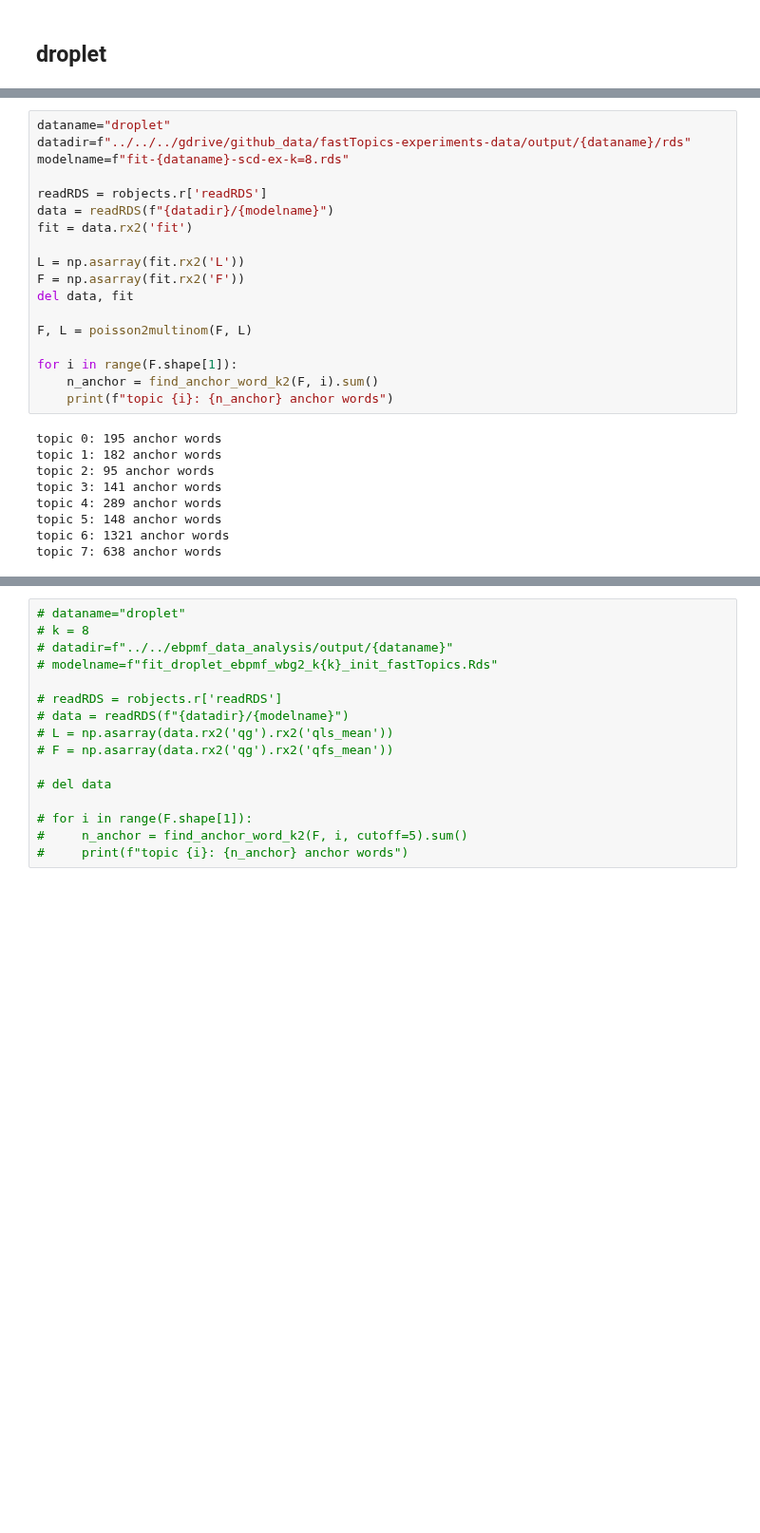
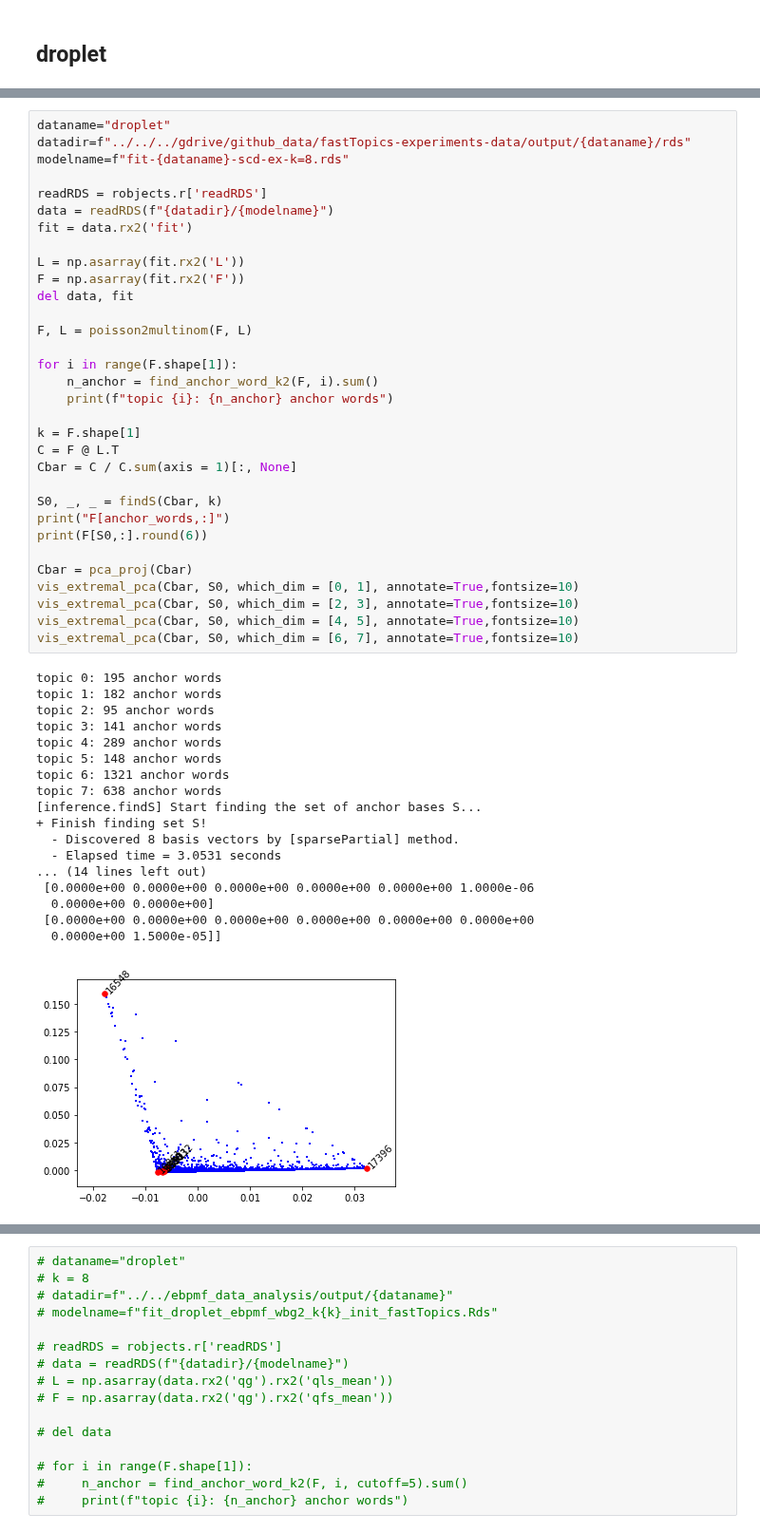
Before and after one commit to zihao12/pyJSMF-RAW, a Jupyter notebook: experiments/real_data_anchor_word.ipynb, the cells around one changed output, grey strips where cells are left out. Shown at 95% size. Cells and saved outputs as stored; diff of their text form; blank space fills up the shorter version.

```diff
--- a/experiments/real_data_anchor_word.ipynb
+++ b/experiments/real_data_anchor_word.ipynb
@@ -494,27 +520,51 @@ topic 3: 2637 anchor words
 # %%
 dataname="droplet"
 datadir=f"../../../gdrive/github_data/fastTopics-experiments-data/output/{dataname}/rds"
 modelname=f"fit-{dataname}-scd-ex-k=8.rds"
 
 readRDS = robjects.r['readRDS']
 data = readRDS(f"{datadir}/{modelname}")
 fit = data.rx2('fit')
 
 L = np.asarray(fit.rx2('L'))
 F = np.asarray(fit.rx2('F'))
 del data, fit
 
 F, L = poisson2multinom(F, L)
 
 for i in range(F.shape[1]):
     n_anchor = find_anchor_word_k2(F, i).sum()
     print(f"topic {i}: {n_anchor} anchor words")
+
+k = F.shape[1]
+C = F @ L.T
+Cbar = C / C.sum(axis = 1)[:, None]
+
+S0, _, _ = findS(Cbar, k)
+print("F[anchor_words,:]")
+print(F[S0,:].round(6))
+
+Cbar = pca_proj(Cbar)
+vis_extremal_pca(Cbar, S0, which_dim = [0, 1], annotate=True,fontsize=10)
+vis_extremal_pca(Cbar, S0, which_dim = [2, 3], annotate=True,fontsize=10)
+vis_extremal_pca(Cbar, S0, which_dim = [4, 5], annotate=True,fontsize=10)
+vis_extremal_pca(Cbar, S0, which_dim = [6, 7], annotate=True,fontsize=10)
 # %% [output]
 topic 0: 195 anchor words
 topic 1: 182 anchor words
 topic 2: 95 anchor words
 topic 3: 141 anchor words
 topic 4: 289 anchor words
 topic 5: 148 anchor words
 topic 6: 1321 anchor words
 topic 7: 638 anchor words
+[inference.findS] Start finding the set of anchor bases S...
++ Finish finding set S!
+  - Discovered 8 basis vectors by [sparsePartial] method.
+  - Elapsed time = 3.0531 seconds
+... (14 lines left out)
+ [0.0000e+00 0.0000e+00 0.0000e+00 0.0000e+00 0.0000e+00 1.0000e-06
+  0.0000e+00 0.0000e+00]
+ [0.0000e+00 0.0000e+00 0.0000e+00 0.0000e+00 0.0000e+00 0.0000e+00
+  0.0000e+00 1.5000e-05]]
+[figure, added]
```
Also changed, not shown: parts of 9 cells of this notebook, 1 other file.
